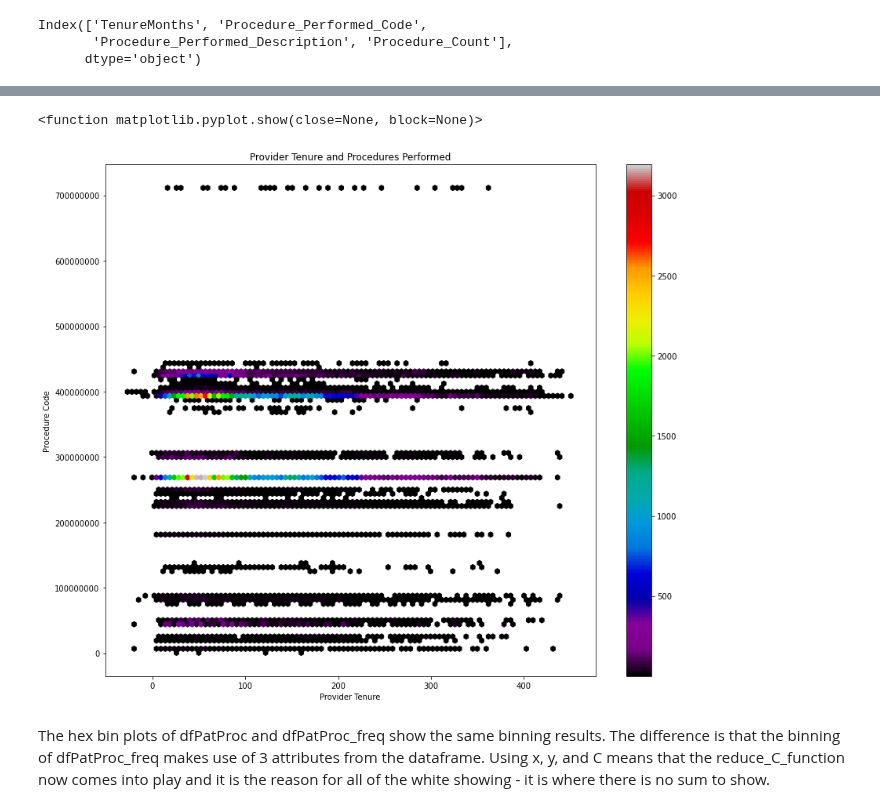
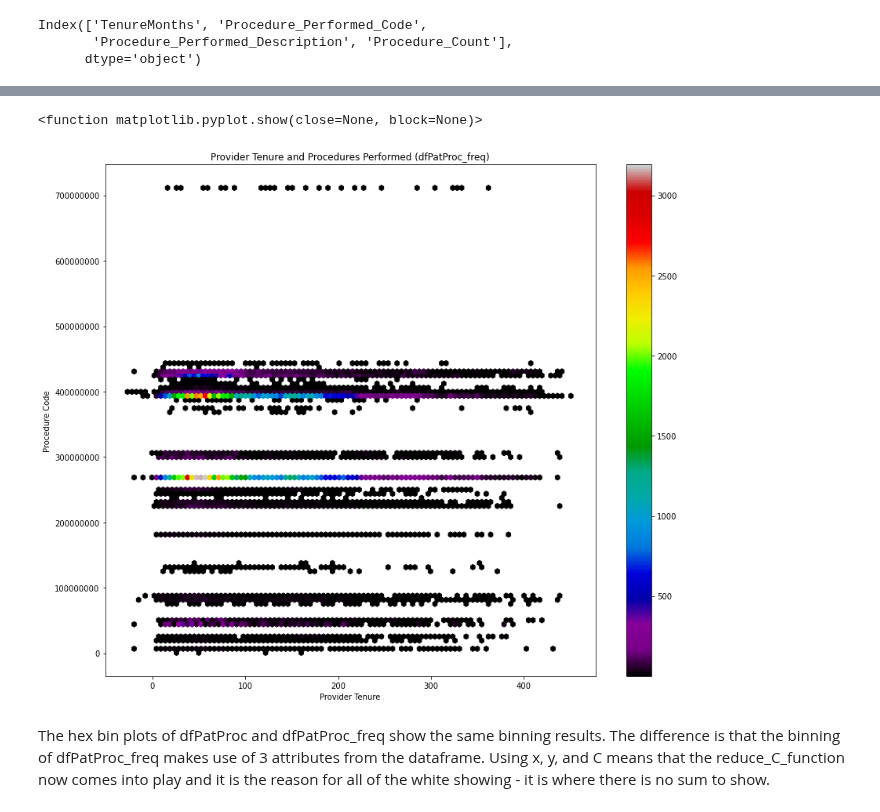
Before and after one commit to data-rescue/ems-analytics, a Jupyter notebook: notebooks/20210313-eem-tenure-proc.ipynb, the cells around one changed output, grey strips where cells are left out. Cells and saved outputs as stored; diff of their text form; code cells hidden in the pictures.

```diff
--- a/notebooks/20210313-eem-tenure-proc.ipynb
+++ b/notebooks/20210313-eem-tenure-proc.ipynb
@@ -85,24 +138,24 @@ dfPatProc.plot.hexbin(x='TenureMonths',
 # %%
 # in order to get the procedure code to show in the y-axis, need to format the values as strings instead of numbers
 hb = dfPatProc_freq.plot.hexbin(
                        x='TenureMonths',
                        y='Procedure_Performed_Code',
                        C='Procedure_Count',
                        reduce_C_function=np.sum,
                        gridsize=100,
                        cmap="nipy_spectral",
                        xlabel="Provider Tenure",
                        ylabel="Procedure Code",
-                       title="Provider Tenure and Procedures Performed",
+                       title="Provider Tenure and Procedures Performed (dfPatProc_freq)",
                        figsize=(14,12),
                        sharex=False
 )
 
 plt.gca().yaxis.set_major_formatter(plt.matplotlib.ticker.StrMethodFormatter('{x:.0f}'))
 
 plt.show
 # %% [output]
 <function matplotlib.pyplot.show(close=None, block=None)>
-[figure, old version]
+[figure, new version]
 # %% [markdown]
 The hex bin plots of dfPatProc and dfPatProc_freq show the same binning results.  The difference is that the binning of dfPatProc_freq makes use of 3 attributes from the dataframe.  Using x, y, and C means that the reduce_C_function now comes into play and it is the reason for all of the white showing - it is where there is no sum to show.
```
Also changed, not shown: parts of 52 cells of this notebook.
